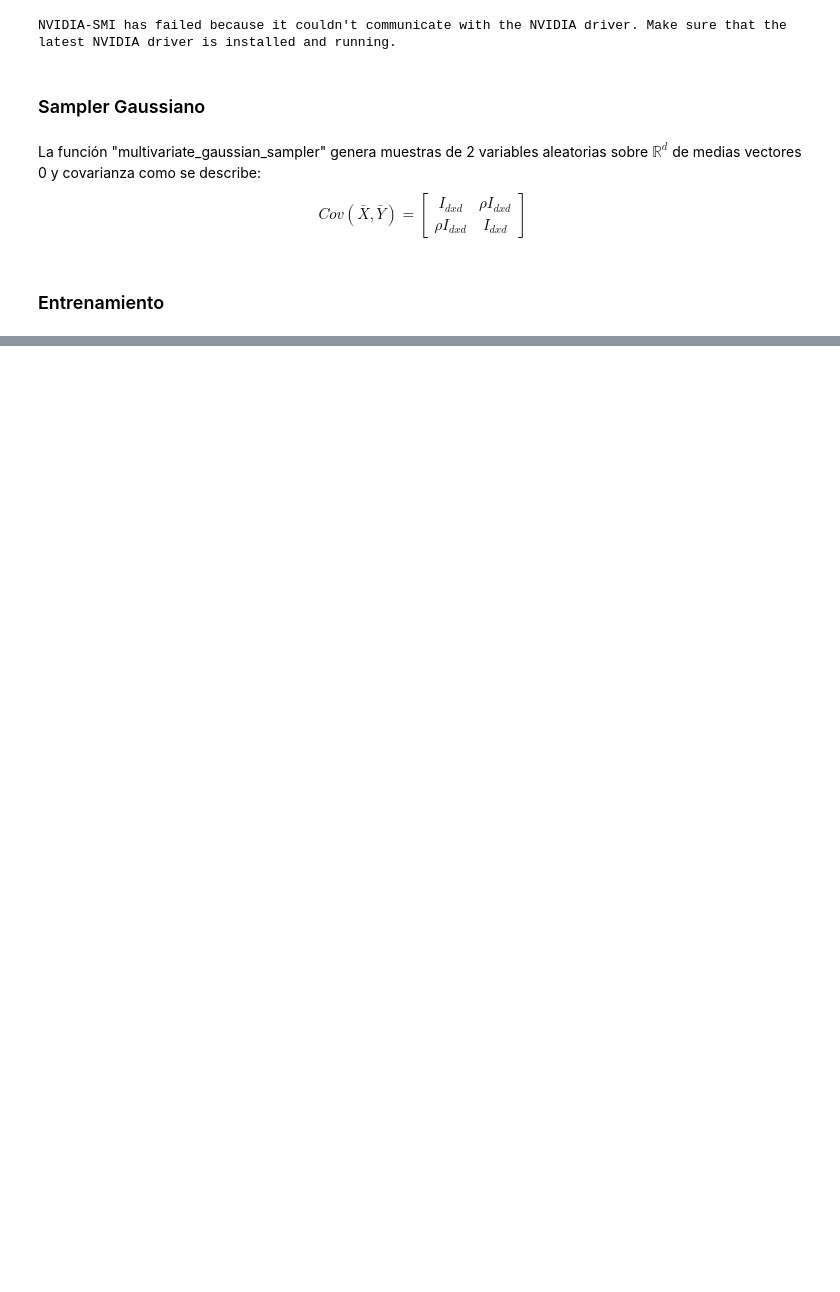
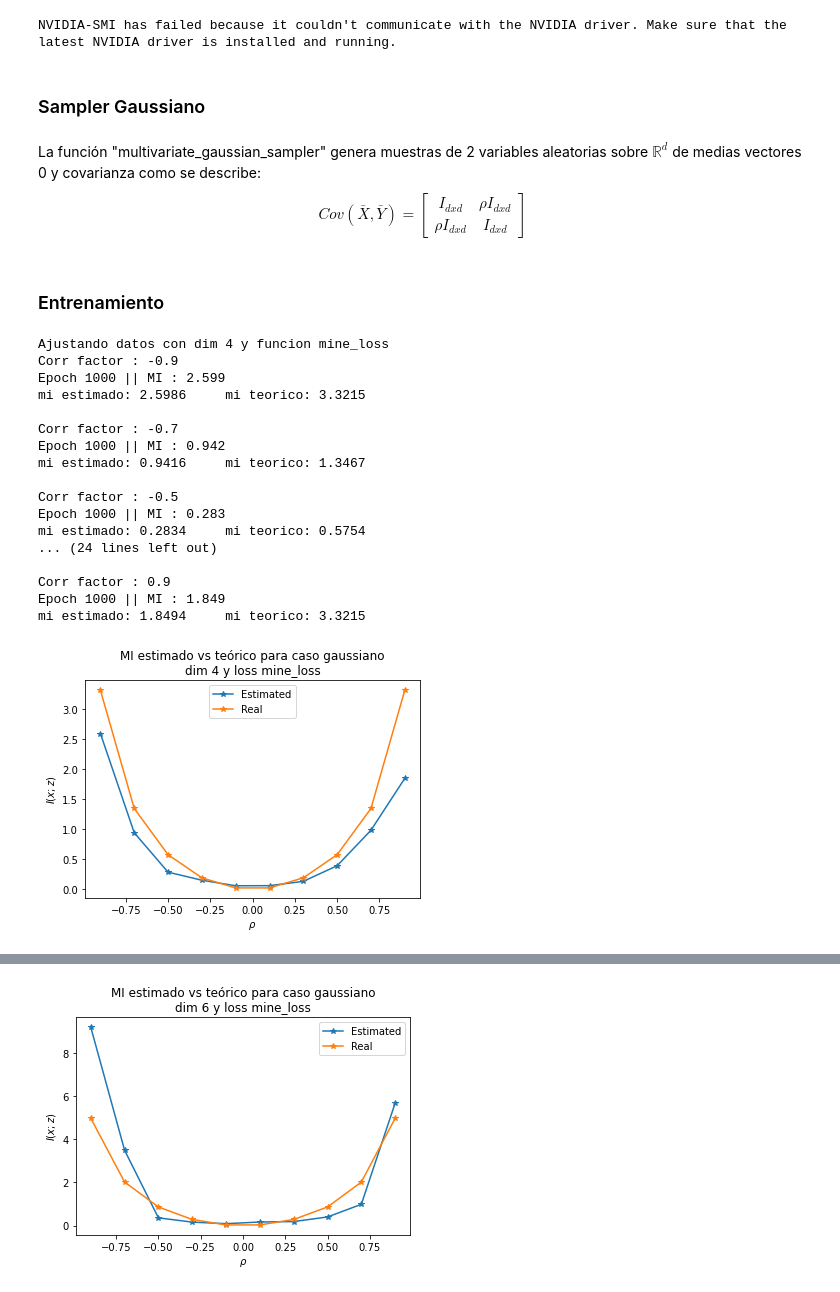
Before and after one commit to MartinVIllesca/Curso-teoria-informacion, a Jupyter notebook: Tarea_Capsula_1.ipynb, the cells around one changed output, grey strips where cells are left out. Drawn from its saved outputs; the diff is of its cells as text; code cells hidden in the pictures; blank space fills up the shorter version.

Commit message:
red entrenada con mine y dimension 4 y 6

```diff
--- a/Tarea_Capsula_1.ipynb
+++ b/Tarea_Capsula_1.ipynb
@@ -189,0 +244,74 @@ class
+# %%
+def mine_loss(pred_xy, pred_x_y):
+  loss = - (torch.mean(pred_xy) - torch.log(torch.mean(torch.exp(pred_x_y))))
+  return loss
+
+def f_divergence_loss(pred_xy, pred_x_y):
+  loss = - (torch.mean(pred_xy) - torch.mean(torch.exp(pred_x_y) - 1))
+  return loss
+# %%
+name, fn = ('mine_loss', mine_loss)
+for dim in [4, 6]:
+  print('Ajustando datos con dim {} y funcion {}'.format(dim, name))
+  n_samples = 2000
+  batch_size = 500
+  epochs = 1000
+  corr_factor = np.linspace(-0.9,0.9,10)
+
+  empirical_mi   = []
+  theoretical_mi = []
+
+  for rho in corr_factor:
+    print('Corr factor : {:.1f}'.format(rho))
+    ## GENERAR 2 DATASET Y RESCATAR LAS MARGINALES DE DISTINTOS DATASET
+    joint,X_a,_,_   = multivariate_gaussian_sampler(dim,rho,n_samples)
+    _,_,X_b,real_mi = multivariate_gaussian_sampler(dim,rho,n_samples)
+
+    dataset = Statistical_Dataset(joint,np.hstack((X_a,X_b)))
+    dataloader = torch.utils.data.DataLoader(dataset, batch_size = batch_size)
+
+    net = MLP([2*dim, 5 , 5, 1],[nn.ReLU(), nn.ReLU(), nn.Identity()])
+
+    mine = MINE(net, fn)
+
+    for e in range(epochs) :
+      mi_e = []
+
+      for i,(joint_b,marginal_b) in enumerate(dataloader):
+        mi = mine.train_step(joint_b.float(),marginal_b.float())
+        mi_e.append(mi)
+
+      if (e+1)%(epochs/5) == 0:
+        print('\rEpoch {:3d} || MI : {:.3f}'.format(e+1,np.mean(mi_e)), end='', flush=True)
+    empirical_mi.append(np.mean(mi_e))
+    theoretical_mi.append(real_mi)
+    print()
+    print('mi estimado: {:.4f}\tmi teorico: {:.4f}\n'.format(np.mean(mi_e), real_mi))
+
+  plt.figure()
+  plt.title('MI estimado vs teórico para caso gaussiano\ndim {} y loss {}'.format(dim, name))
+  plt.plot(corr_factor,empirical_mi,'-*',label = 'Estimated')
+  plt.plot(corr_factor,theoretical_mi,'-*',label = 'Real')
+  plt.xlabel(r'$\rho$')
+  plt.ylabel(r'$I(x;z)$')
+  plt.legend()
+  plt.show()
+# %% [output]
+Ajustando datos con dim 4 y funcion mine_loss
+Corr factor : -0.9
+Epoch 1000 || MI : 2.599
+mi estimado: 2.5986     mi teorico: 3.3215
+
+Corr factor : -0.7
+Epoch 1000 || MI : 0.942
+mi estimado: 0.9416     mi teorico: 1.3467
+
+Corr factor : -0.5
+Epoch 1000 || MI : 0.283
+mi estimado: 0.2834     mi teorico: 0.5754
+... (24 lines left out)
+
+Corr factor : 0.9
+Epoch 1000 || MI : 1.849
+mi estimado: 1.8494     mi teorico: 3.3215
+[figure, added]
@@ -190 +335,2 @@ class
+[figure, added]
 # %%
```
Also changed, not shown: parts of 6 cells of this notebook.
